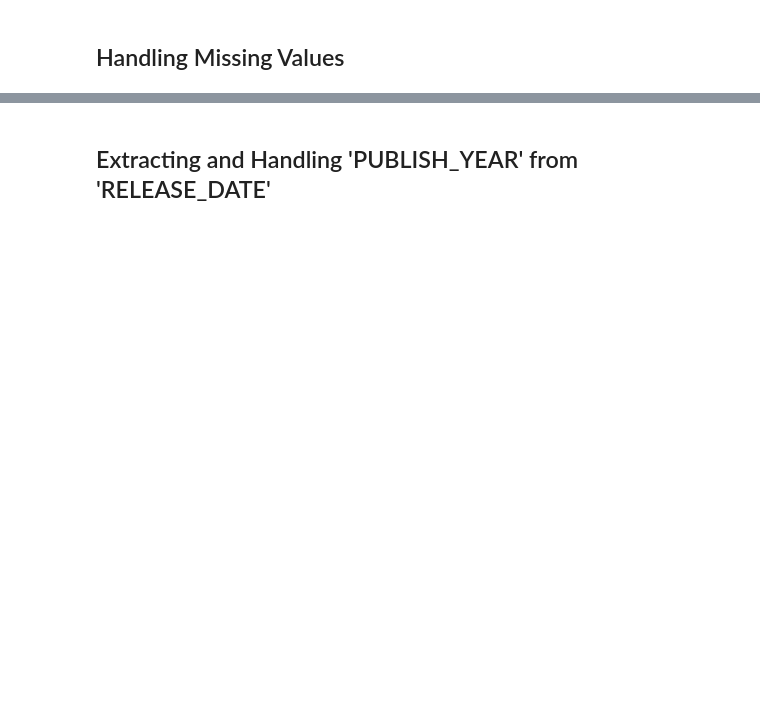
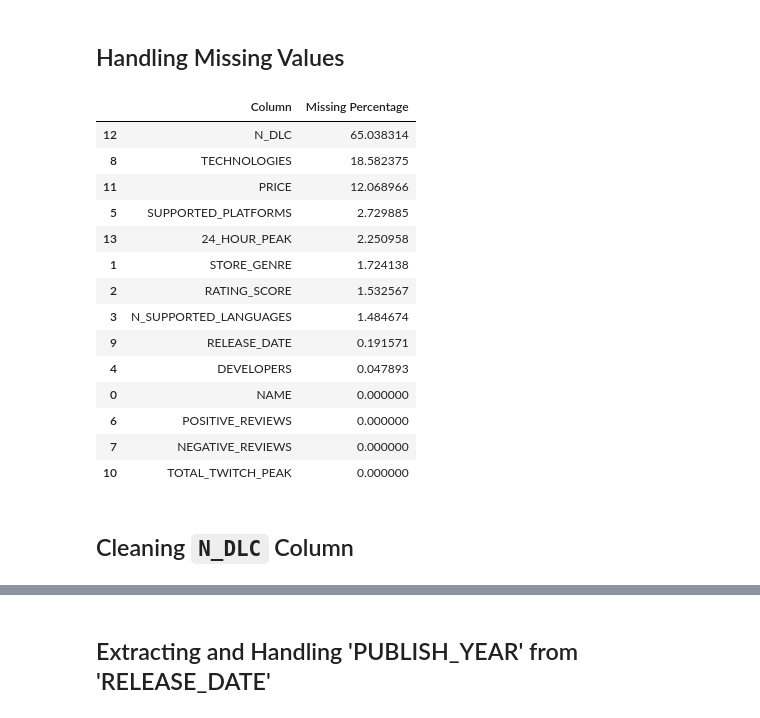
Before and after one commit to F102M8/data-science-project, a Jupyter notebook: Preprocesing.ipynb, the cells around one changed output, grey strips where cells are left out. Drawn from its saved outputs; the diff is of its cells as text; code cells hidden in the pictures; blank space fills up the shorter version.

Commit message:
powerpoint + clean files

```diff
--- a/Preprocesing.ipynb
+++ b/Preprocesing.ipynb
@@ -96,3 +149,31 @@ Number of duplicate rows based on the 'NAME' column: 171
 ## Handling Missing Values
 # %%
 df.replace('N/A', pd.NA, inplace=True)
+# %%
+def missing_percentage_table(df):
+    missing_percentage = df.isnull().mean() * 100
+    missing_percentage_table = pd.DataFrame({'Column': missing_percentage.index, 'Missing Percentage': missing_percentage.values})
+    missing_percentage_table = missing_percentage_table.sort_values(by='Missing Percentage', ascending=False)
+    return missing_percentage_table
+
+missing_percentage_table = missing_percentage_table(df)
+# %%
+missing_percentage_table
+# %% [output]
+|  | Column | Missing Percentage |
+| 12 | N_DLC | 65.038314 |
+| 8 | TECHNOLOGIES | 18.582375 |
+| 11 | PRICE | 12.068966 |
+| 5 | SUPPORTED_PLATFORMS | 2.729885 |
+| 13 | 24_HOUR_PEAK | 2.250958 |
+| 1 | STORE_GENRE | 1.724138 |
+| 2 | RATING_SCORE | 1.532567 |
+| 3 | N_SUPPORTED_LANGUAGES | 1.484674 |
+| 9 | RELEASE_DATE | 0.191571 |
+| 4 | DEVELOPERS | 0.047893 |
+| 0 | NAME | 0.000000 |
+| 6 | POSITIVE_REVIEWS | 0.000000 |
+| 7 | NEGATIVE_REVIEWS | 0.000000 |
+| 10 | TOTAL_TWITCH_PEAK | 0.000000 |
+# %% [markdown]
+## Cleaning `N_DLC` Column
```
Also changed, not shown: parts of 73 cells of this notebook, 4 other files.
